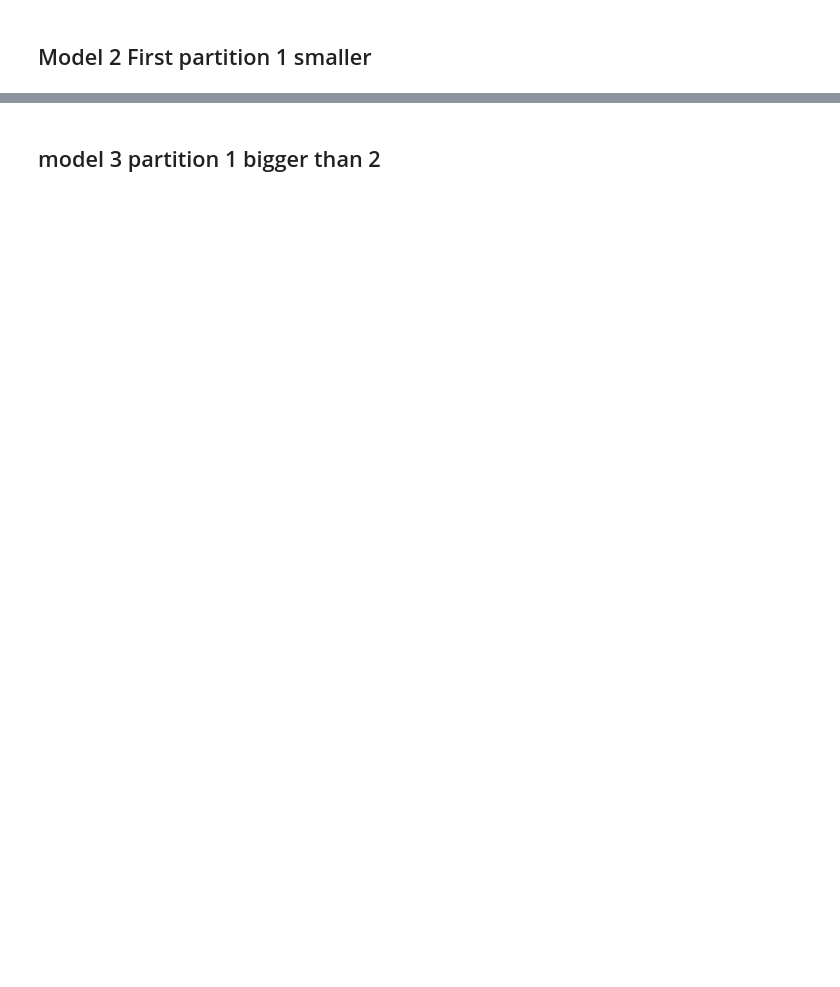
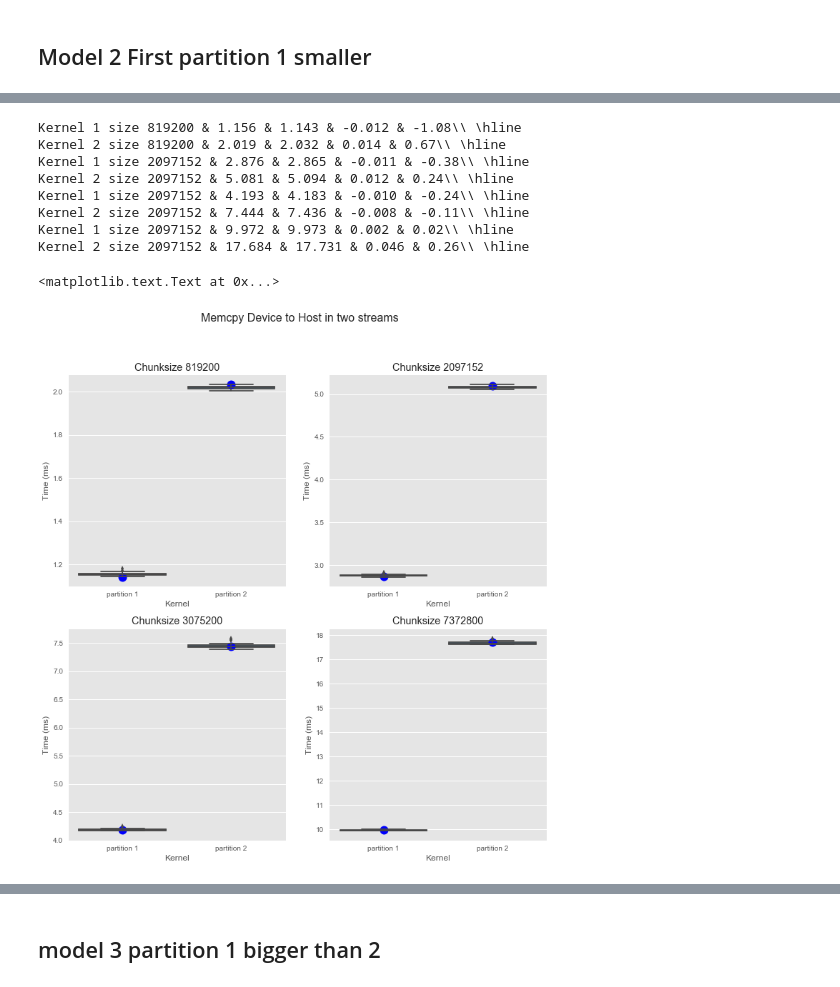
Before and after one commit to Erikun/bandwidthpartition, a Jupyter notebook: chunkedwithkernels.ipynb, the cells around one changed output, grey strips where cells are left out. Drawn from its saved outputs; the diff is of its cells as text; code cells hidden in the pictures; blank space fills up the shorter version.

```diff
--- a/chunkedwithkernels.ipynb
+++ b/chunkedwithkernels.ipynb
@@ -1023,0 +951,45 @@ plt.ylabel('Time (ms)')
+# %%
+mtest = pd.read_csv('./data/kerneltestdata/model2sync_960result.csv', sep = ',')
+
+mtest.columns = mtest.columns.str.strip()
+plt.figure()
+
+plt.subplot(221)
+h = memtransfersyncreturnm2(9,0,16,819200)
+printallDtH(mtest,h,819200)
+
+mtest = pd.read_csv('./data/kerneltestdata/model2sync_1536result.csv', sep = ',')
+mtest.columns = mtest.columns.str.strip()
+
+plt.subplot(222)
+h = memtransfersyncreturnm2(9,0,16,2097152)
+printallDtH(mtest,h,2097152)
+
+
+mtest = pd.read_csv('./data/kerneltestdata/model2sync_1860result.csv', sep = ',')
+mtest.columns = mtest.columns.str.strip()
+
+plt.subplot(223)
+h = memtransfersyncreturnm2(9,0,16,3075200)
+printallDtH(mtest,h,2097152)
+
+mtest = pd.read_csv('./data/kerneltestdata/model2sync_2880result.csv', sep = ',')
+mtest.columns = mtest.columns.str.strip()
+
+plt.subplot(224)
+h = memtransfersyncreturnm2(9,0,16,7372800)
+printallDtH(mtest,h,2097152)
+#mt = mtest[mtest['Kernel']=='partition 1']
+
+plt.suptitle('Memcpy Device to Host in two streams',fontsize=16)
+# %% [output]
+Kernel 1 size 819200 & 1.156 & 1.143 & -0.012 & -1.08\\ \hline
+Kernel 2 size 819200 & 2.019 & 2.032 & 0.014 & 0.67\\ \hline
+Kernel 1 size 2097152 & 2.876 & 2.865 & -0.011 & -0.38\\ \hline
+Kernel 2 size 2097152 & 5.081 & 5.094 & 0.012 & 0.24\\ \hline
+Kernel 1 size 2097152 & 4.193 & 4.183 & -0.010 & -0.24\\ \hline
+Kernel 2 size 2097152 & 7.444 & 7.436 & -0.008 & -0.11\\ \hline
+Kernel 1 size 2097152 & 9.972 & 9.973 & 0.002 & 0.02\\ \hline
+Kernel 2 size 2097152 & 17.684 & 17.731 & 0.046 & 0.26\\ \hline
+<matplotlib.text.Text at 0x...>
+[figure, added]
```
Also changed, not shown: parts of 16 cells of this notebook.
